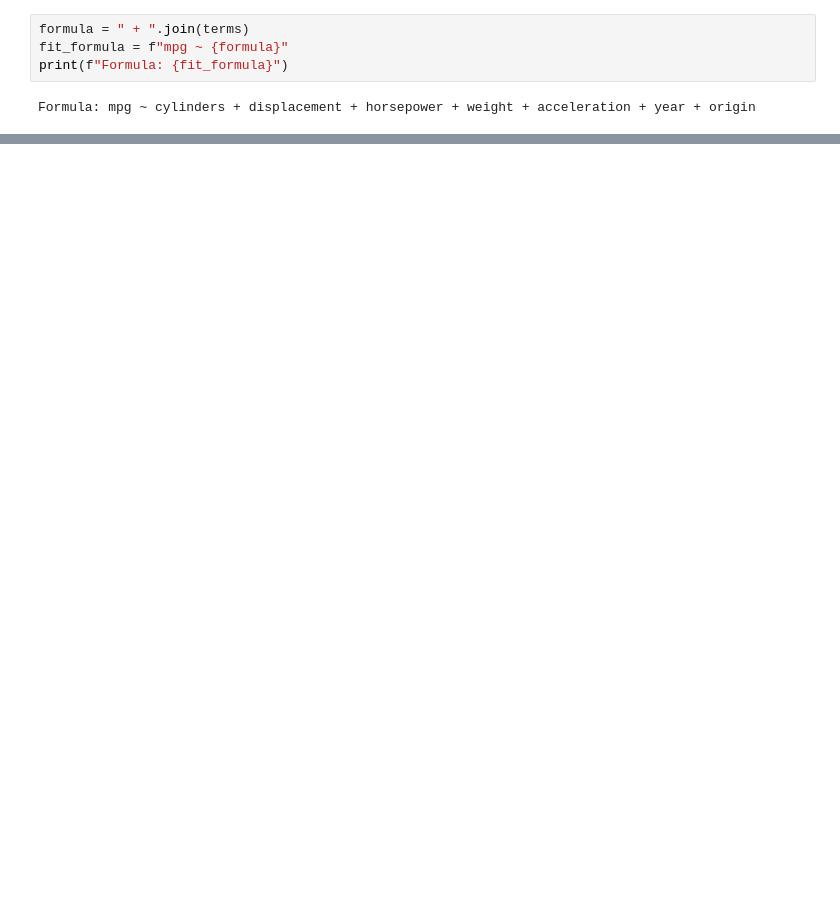
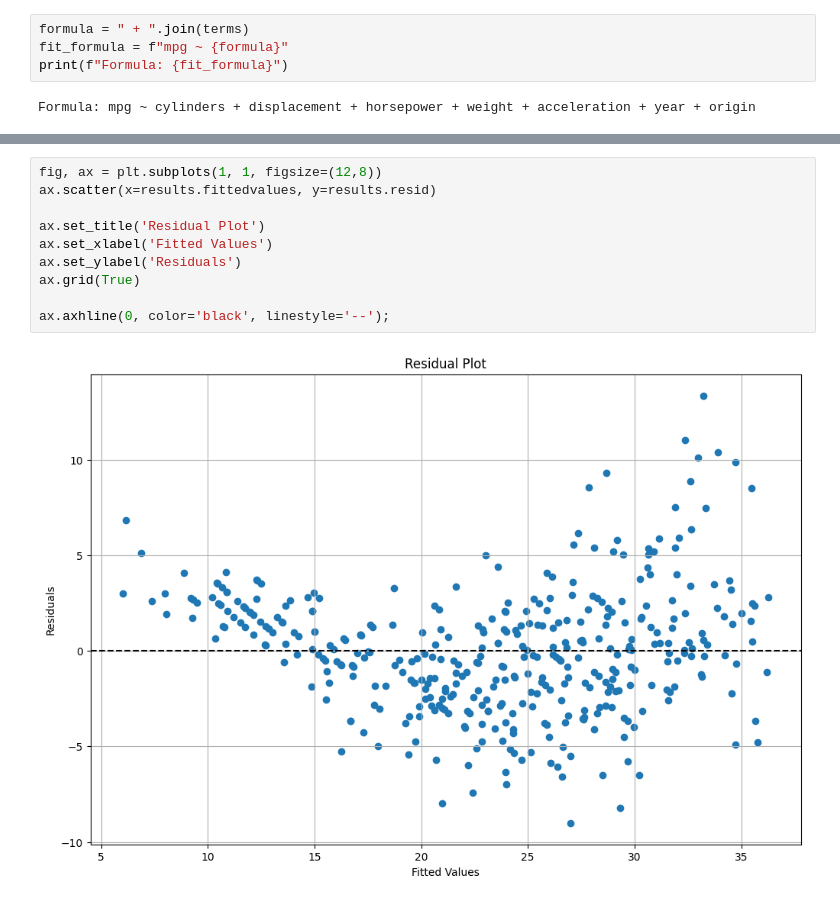
Before and after one commit to uggi121/ISLP_labs_applied, a Jupyter notebook: exercises_applied/Ch3.ipynb, the cells around one changed output, grey strips where cells are left out. Drawn from its saved outputs; the diff is of its cells as text; blank space fills up the shorter version.

```diff
--- a/exercises_applied/Ch3.ipynb
+++ b/exercises_applied/Ch3.ipynb
@@ -310,0 +328,12 @@ anova_lm(results).round(2)
+# %%
+fig, ax = plt.subplots(1, 1, figsize=(12,8))
+ax.scatter(x=results.fittedvalues, y=results.resid)
+
+ax.set_title('Residual Plot')
+ax.set_xlabel('Fitted Values')
+ax.set_ylabel('Residuals')
+ax.grid(True)
+
+ax.axhline(0, color='black', linestyle='--');
+# %% [output]
+[figure, added]
```
Also changed, not shown: parts of 25 cells of this notebook.
